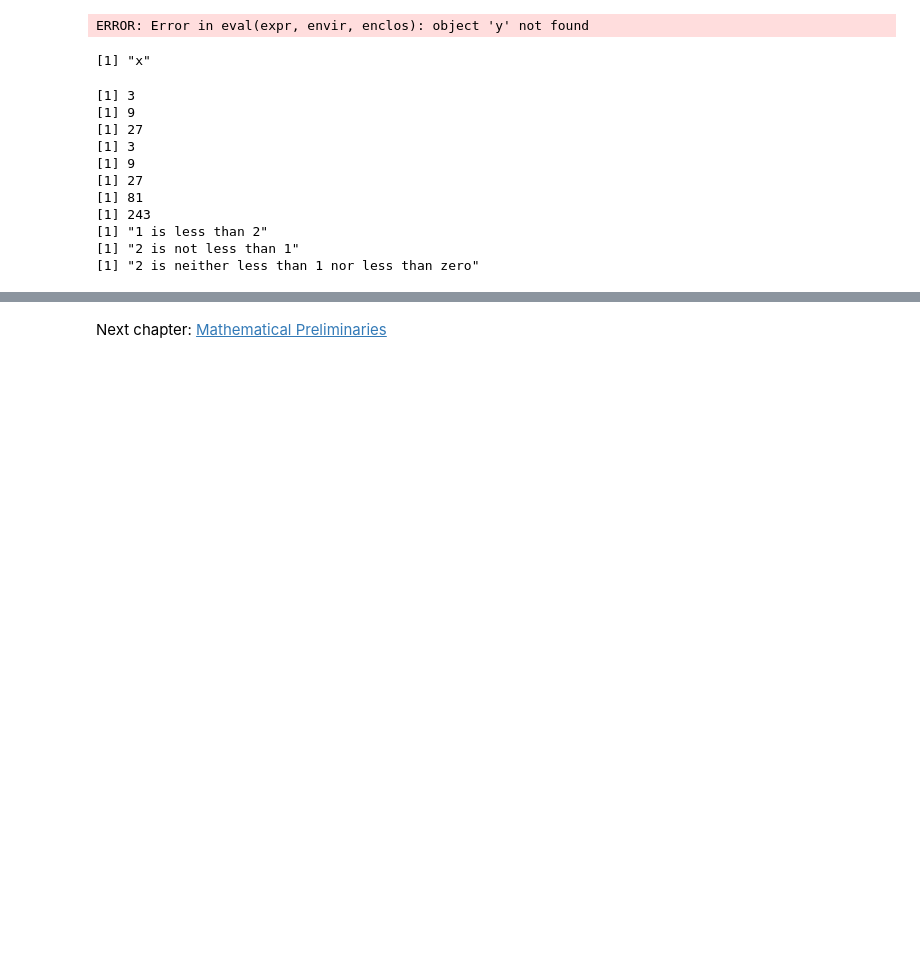
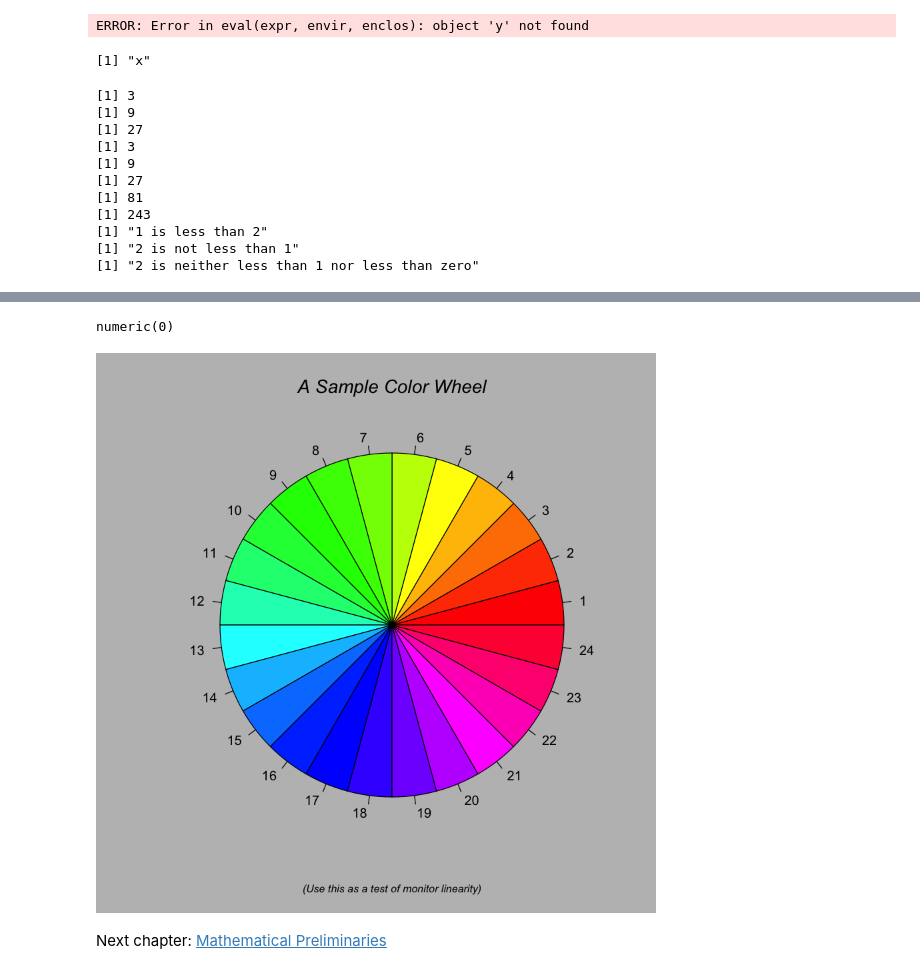
Before and after one commit to pbstark/Padova15, a Jupyter notebook: jupyter.ipynb, the cells around one changed output, grey strips where cells are left out. Cells and saved outputs as stored; diff of their text form; code cells hidden in the pictures; blank space fills up the shorter version.

```diff
--- a/jupyter.ipynb
+++ b/jupyter.ipynb
@@ -448,2 +464,13 @@ if (2 < 0) {
+# %%
+# color wheel example from try.jupyter.org
+par(bg = "gray")
+
+pie(rep(1,24), col = rainbow(24), radius = 0.9) +
+title(main = "A Sample Color Wheel", cex.main = 1.4, font.main = 3) +
+title(xlab = "(Use this as a test of monitor linearity)",
+      cex.lab = 0.8, font.lab = 3)
+# %% [output]
+numeric(0)
+[figure, added]
 # %% [markdown]
 Next chapter: [Mathematical Preliminaries](mathPrelim.ipynb)
```
Also changed, not shown: parts of 1 cell of this notebook, 1 other file.
